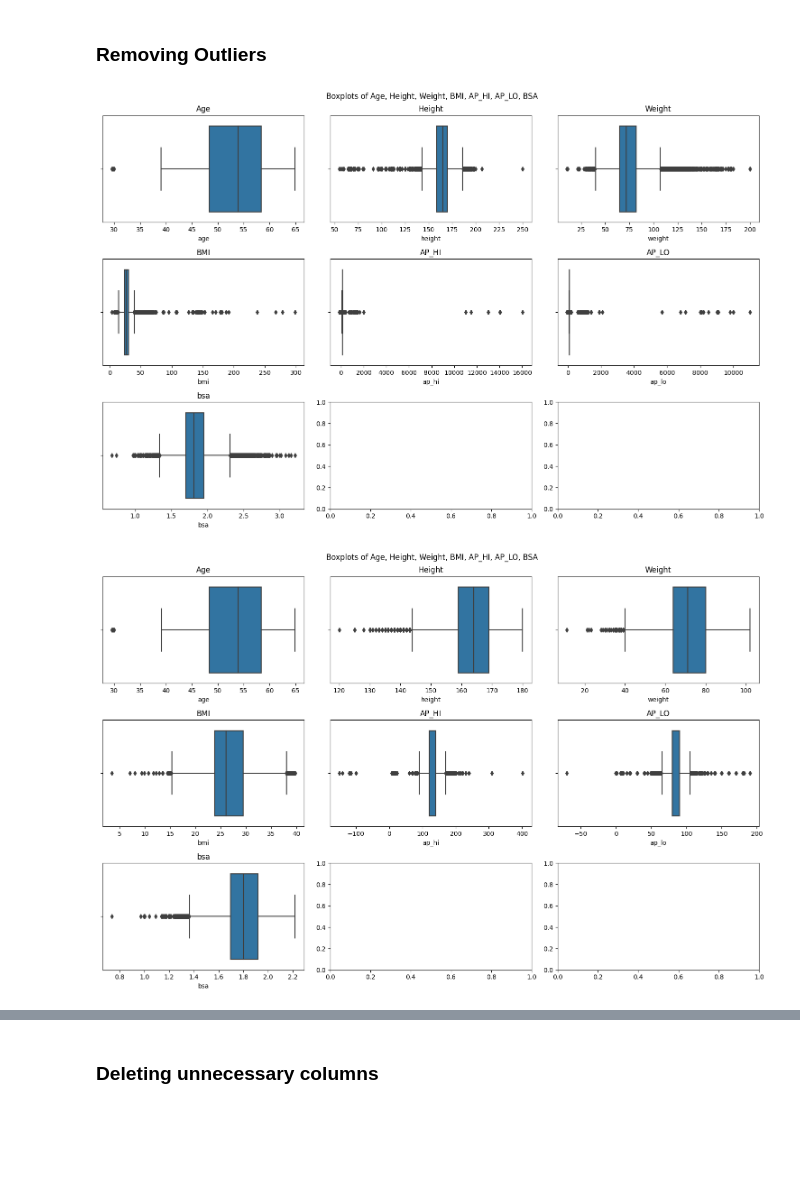
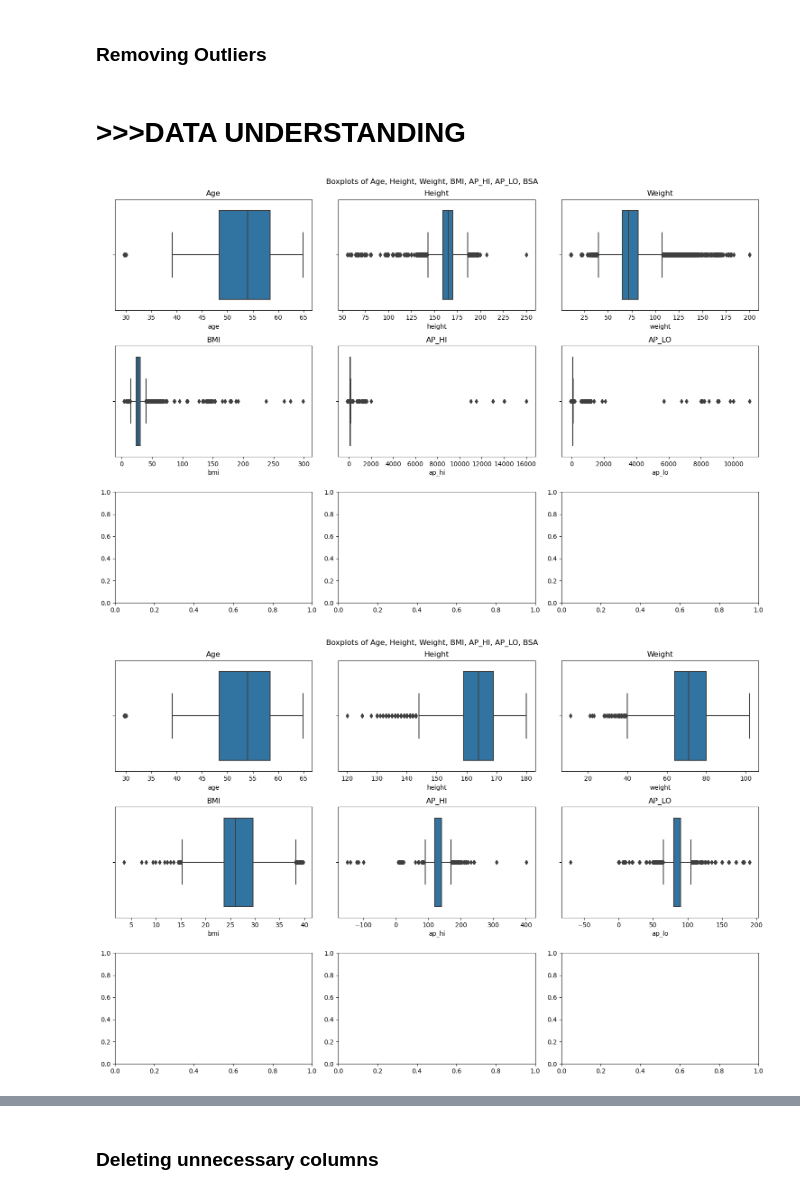
Before and after one commit to MadinaAI/CardioDisease, a Jupyter notebook: final_work.ipynb, the cells around one changed output, grey strips where cells are left out. Saved outputs shown, nothing was run; the diff lists cells and outputs as text; code cells hidden in the pictures; blank space fills up the shorter version.

```diff
--- a/final_work.ipynb
+++ b/final_work.ipynb
@@ -29,5 +29,7 @@ df
 # %% [markdown]
 ### Removing Outliers
+# %% [markdown]
+# >>>DATA UNDERSTANDING
 # %%
 # Checking outliers
 
@@ -60,9 +62,6 @@ def create_boxplots(df: pd.DataFrame):
     sns.boxplot(x=df['ap_lo'], ax=axes[1, 2])
     axes[1, 2].set_title('AP_LO')
 
-    # Boxplot for BSA
-    sns.boxplot(x=df['bsa'], ax=axes[2, 0])
-    axes[2, 0].set_title('bsa')
 
     plt.tight_layout()
     plt.show()
@@ -70,7 +69,7 @@ def create_boxplots(df: pd.DataFrame):
 # See the outliers
 create_boxplots(df=df)
 # %% [output]
-[figure, old version]
+[figure, new version]
 # %%
 # Function to remove outliers using Z-score method
 def remove_outliers_zscore(df, columns, threshold=2):
@@ -79,15 +78,15 @@ def remove_outliers_zscore(df, columns, threshold=2):
         return df_no_outliers
 # %%
 # Select columns
-columns_to_remove_outliers = ['age', 'height', 'weight', 'bmi', 'ap_hi', 'ap_lo', 'map', 'bsa']
+columns_to_remove_outliers = ['age', 'height', 'weight', 'bmi', 'ap_hi', 'ap_lo', 'map']
 
 # Remove outliers from the DataFrame
 df_no_outliers = remove_outliers_zscore(df, columns_to_remove_outliers)
 
 # Call the function
 create_boxplots(df=df_no_outliers)
 # %% [output]
-[figure, old version]
+[figure, new version]
 # %%
 df = df_no_outliers
 # %%
```
Also changed, not shown: parts of 37 cells of this notebook.
